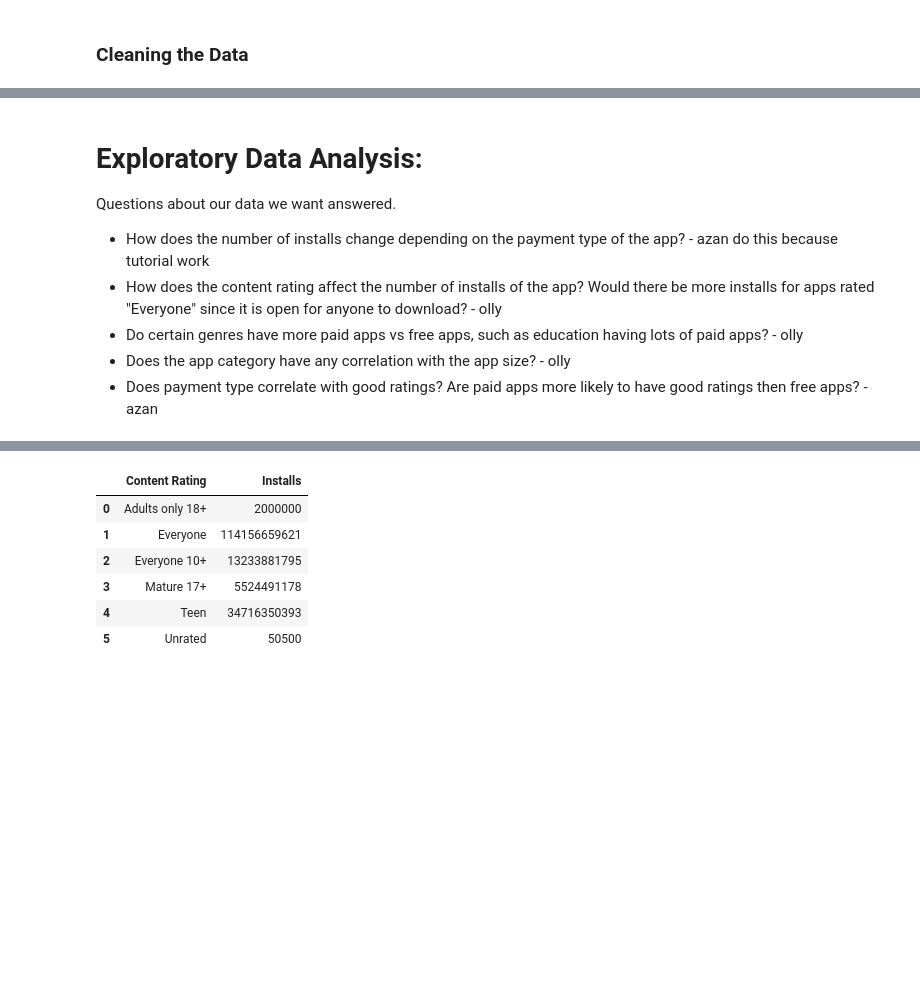
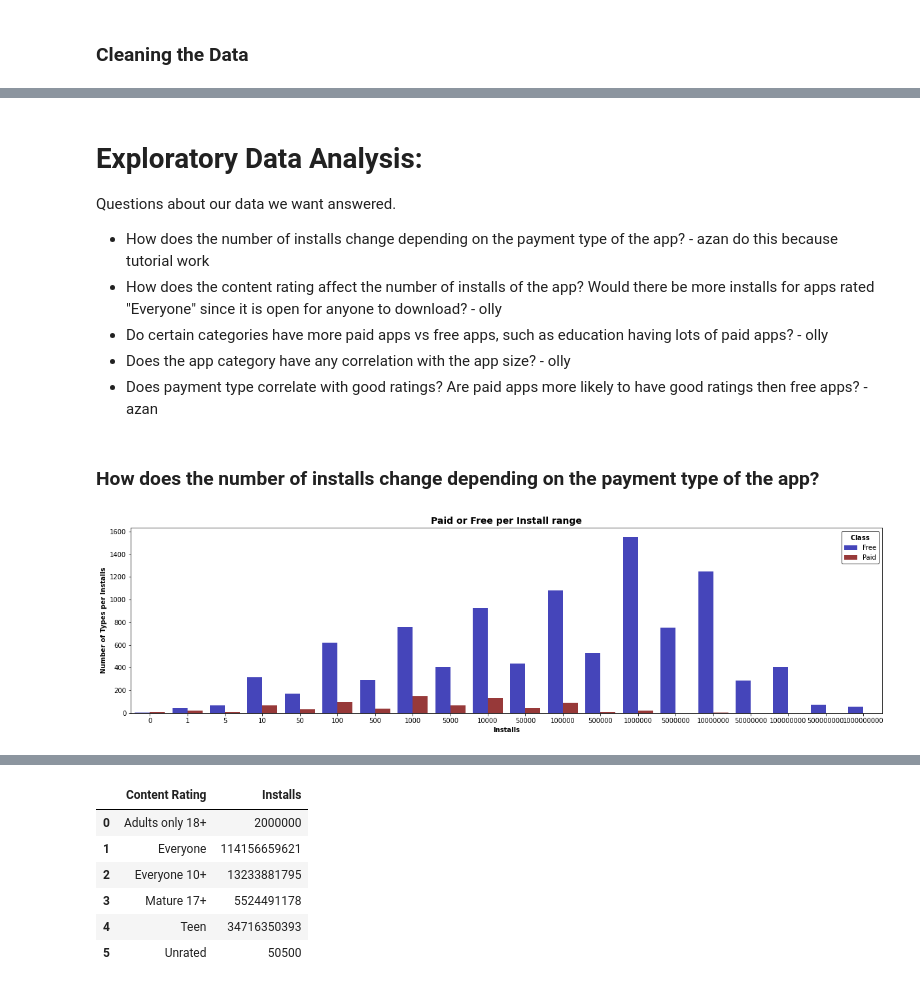
Before and after one commit to Axxaan/Analysis-of-Google-Play-Store-Dataset, a Jupyter notebook: techreport.ipynb, the cells around one changed output, grey strips where cells are left out. Saved outputs shown, nothing was run; the diff lists cells and outputs as text; code cells hidden in the pictures; blank space fills up the shorter version.

```diff
--- a/techreport.ipynb
+++ b/techreport.ipynb
@@ -96,6 +96,21 @@ df.head(5)
 Questions about our data we want answered.
 - How does the number of installs change depending on the payment type of the app? - azan do this because tutorial work
 - How does the content rating affect the number of installs of the app? Would there be more installs for apps rated "Everyone" since it is open for anyone to download? - olly
-- Do certain genres have more paid apps vs free apps, such as education having lots of paid apps? - olly
+- Do certain categories have more paid apps vs free apps, such as education having lots of paid apps? - olly
 - Does the app category have any correlation with the app size? - olly
 - Does payment type correlate with good ratings? Are paid apps more likely to have good ratings then free apps? - azan
+# %% [markdown]
+### How does the number of installs change depending on the payment type of the app?
+# %%
+#azan
+plt.figure(figsize = (17, 9))
+plt.subplot(2, 1, (1))
+c = sns.countplot(x = 'Installs', hue = df['Type'], data = df, palette = ['#3232CD','#A62A2A'])
+leg = plt.legend(('Free', 'Paid'), loc = 'upper right', bbox_to_anchor = (1.0, 1.0), title = "$\\bf{Class}$")
+leg.get_frame().set_edgecolor('k')
+plt.title('Paid or Free per Install range', weight = 'bold', size = 14)
+plt.xlabel('Installs', weight = 'bold', size = 10)
+plt.ylabel('Number of Types per Installs', weight = 'bold', size = 10)
+plt.tight_layout()
+# %% [output]
+[figure, added]
```
Also changed, not shown: parts of 13 cells of this notebook.
